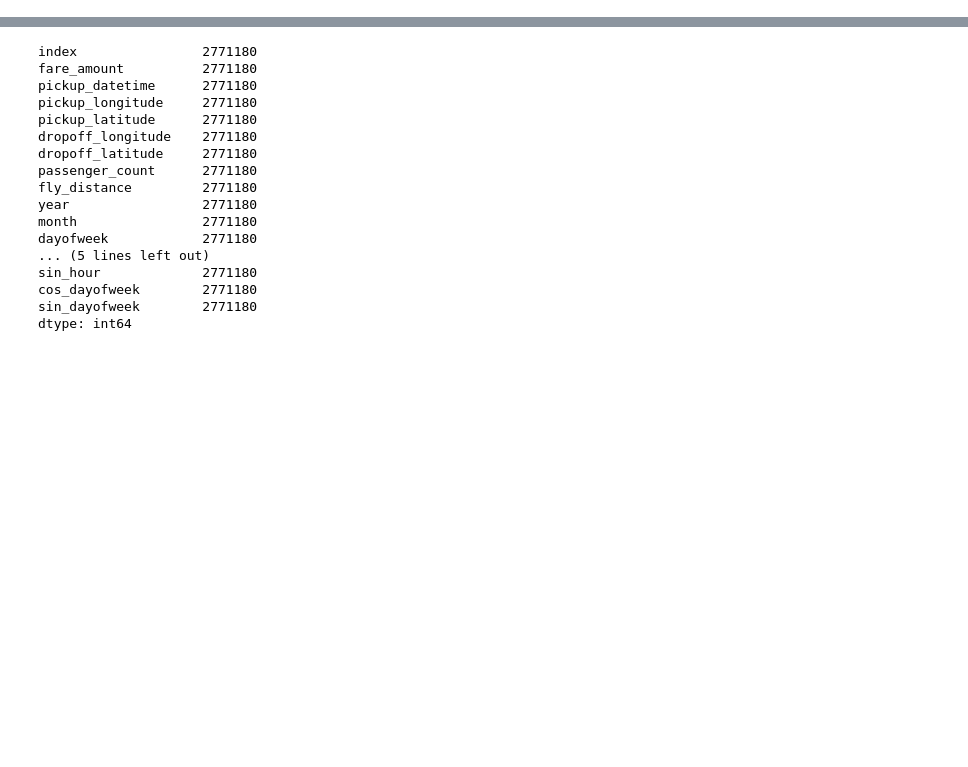
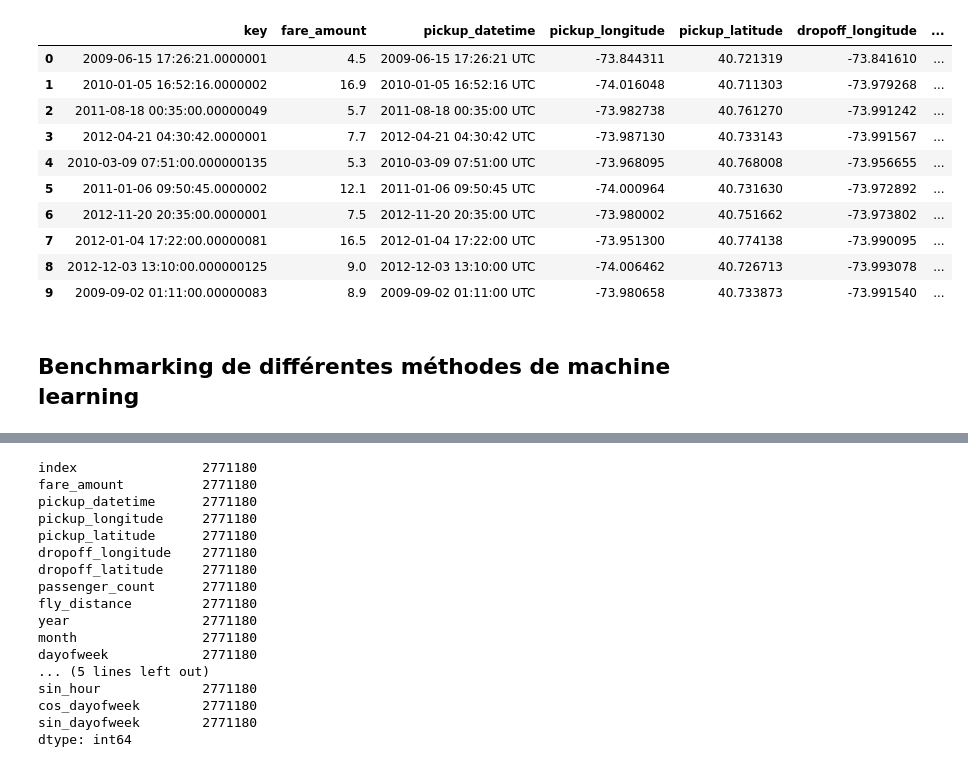
Before and after one commit to clgch/ProjetPLP, a Jupyter notebook: classic.ipynb, the cells around one changed output, grey strips where cells are left out. Drawn from its saved outputs; the diff is of its cells as text; code cells hidden in the pictures; blank space fills up the shorter version.

```diff
--- a/classic.ipynb
+++ b/classic.ipynb
@@ -33,3 +39,20 @@ def haversine(lat1, lat2, lon1, lon2):
 def encode_periodic(name, val, period):
     rad_val = val * 2. * np.pi / period
     return {'cos_'+name: np.cos(rad_val), 'sin_'+name: np.sin(rad_val)}
+# %%
+df = pd.read_csv("train.csv", nrows = 10)
+df
+# %% [output]
+|  | key | fare_amount | pickup_datetime | pickup_longitude | pickup_latitude | dropoff_longitude | ... |
+| 0 | 2009-06-15 17:26:21.0000001 | 4.5 | 2009-06-15 17:26:21 UTC | -73.844311 | 40.721319 | -73.841610 | ... |
+| 1 | 2010-01-05 16:52:16.0000002 | 16.9 | 2010-01-05 16:52:16 UTC | -74.016048 | 40.711303 | -73.979268 | ... |
+| 2 | 2011-08-18 00:35:00.00000049 | 5.7 | 2011-08-18 00:35:00 UTC | -73.982738 | 40.761270 | -73.991242 | ... |
+| 3 | 2012-04-21 04:30:42.0000001 | 7.7 | 2012-04-21 04:30:42 UTC | -73.987130 | 40.733143 | -73.991567 | ... |
+| 4 | 2010-03-09 07:51:00.000000135 | 5.3 | 2010-03-09 07:51:00 UTC | -73.968095 | 40.768008 | -73.956655 | ... |
+| 5 | 2011-01-06 09:50:45.0000002 | 12.1 | 2011-01-06 09:50:45 UTC | -74.000964 | 40.731630 | -73.972892 | ... |
+| 6 | 2012-11-20 20:35:00.0000001 | 7.5 | 2012-11-20 20:35:00 UTC | -73.980002 | 40.751662 | -73.973802 | ... |
+| 7 | 2012-01-04 17:22:00.00000081 | 16.5 | 2012-01-04 17:22:00 UTC | -73.951300 | 40.774138 | -73.990095 | ... |
+| 8 | 2012-12-03 13:10:00.000000125 | 9.0 | 2012-12-03 13:10:00 UTC | -74.006462 | 40.726713 | -73.993078 | ... |
+| 9 | 2009-09-02 01:11:00.00000083 | 8.9 | 2009-09-02 01:11:00 UTC | -73.980658 | 40.733873 | -73.991540 | ... |
+# %% [markdown]
+## Benchmarking de différentes méthodes de machine learning
```
Also changed, not shown: parts of 9 cells of this notebook.
